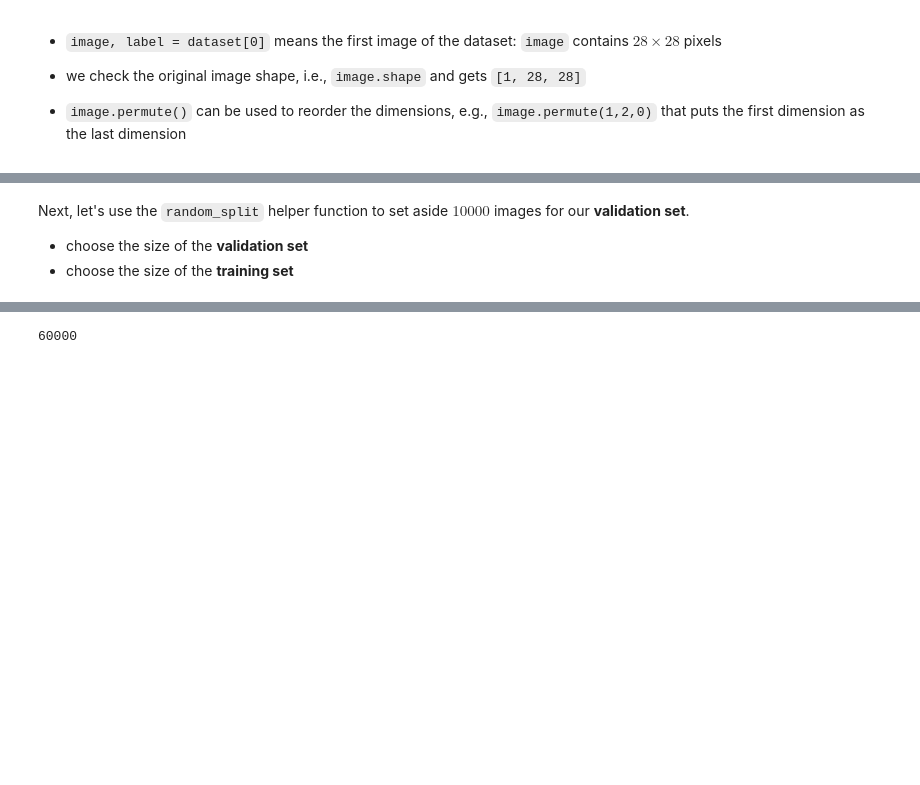
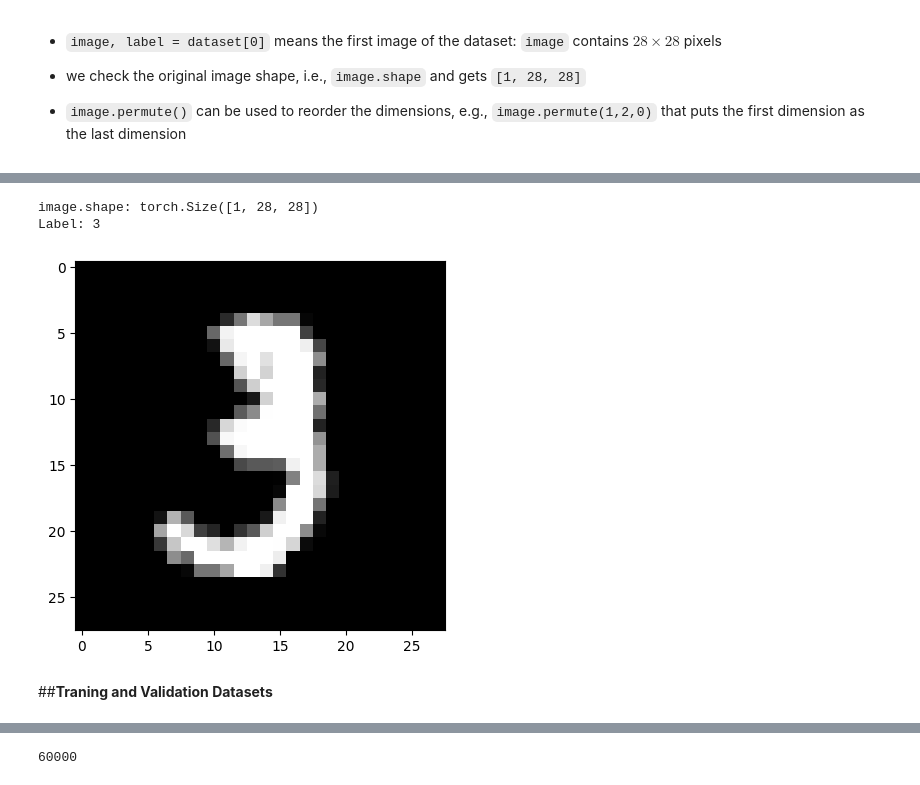
Before and after one commit to MinghanChu/DeepLearning-ZerosToGans, a Jupyter notebook: Training deep NN on GPU.ipynb, the cells around one changed output, grey strips where cells are left out. Saved outputs shown, nothing was run; the diff lists cells and outputs as text; code cells hidden in the pictures; blank space fills up the shorter version.

```diff
--- a/Training deep NN on GPU.ipynb
+++ b/Training deep NN on GPU.ipynb
@@ -77,5 +151,11 @@ Label: 5
-# %% [markdown]
-Next, let's use the `random_split` helper function to set aside $10000$ images for our **validation set**.
-
-+ choose the size of the **validation set**
-+ choose the size of the **training set**
+# %%
+image, label = dataset[10]
+print('image.shape:', image.shape)
+plt.imshow(image[0], cmap='gray')
+print('Label:', label)
+# %% [output]
+image.shape: torch.Size([1, 28, 28])
+Label: 3
+[figure, added]
+# %% [markdown]
+##**Traning and Validation Datasets**
```
Also changed, not shown: parts of 34 cells of this notebook.
